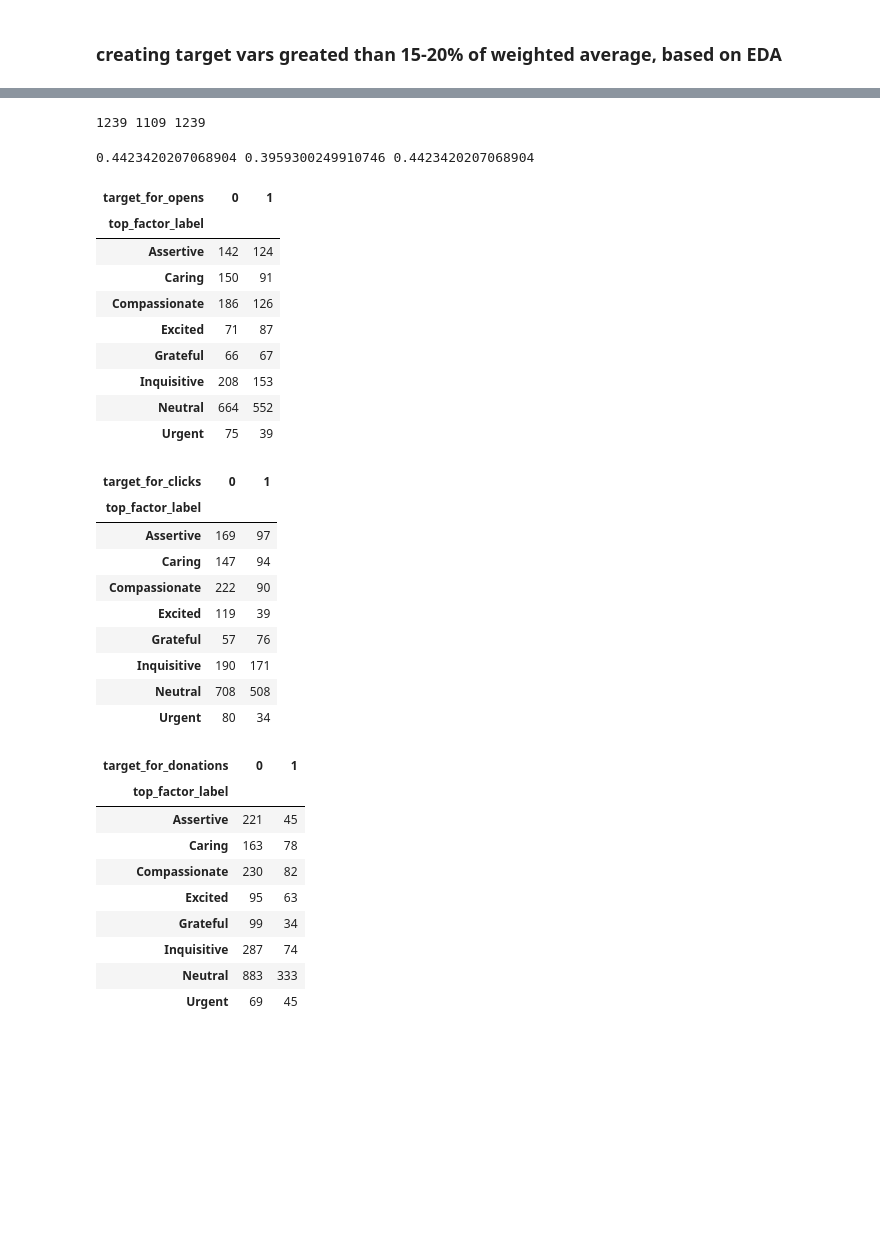
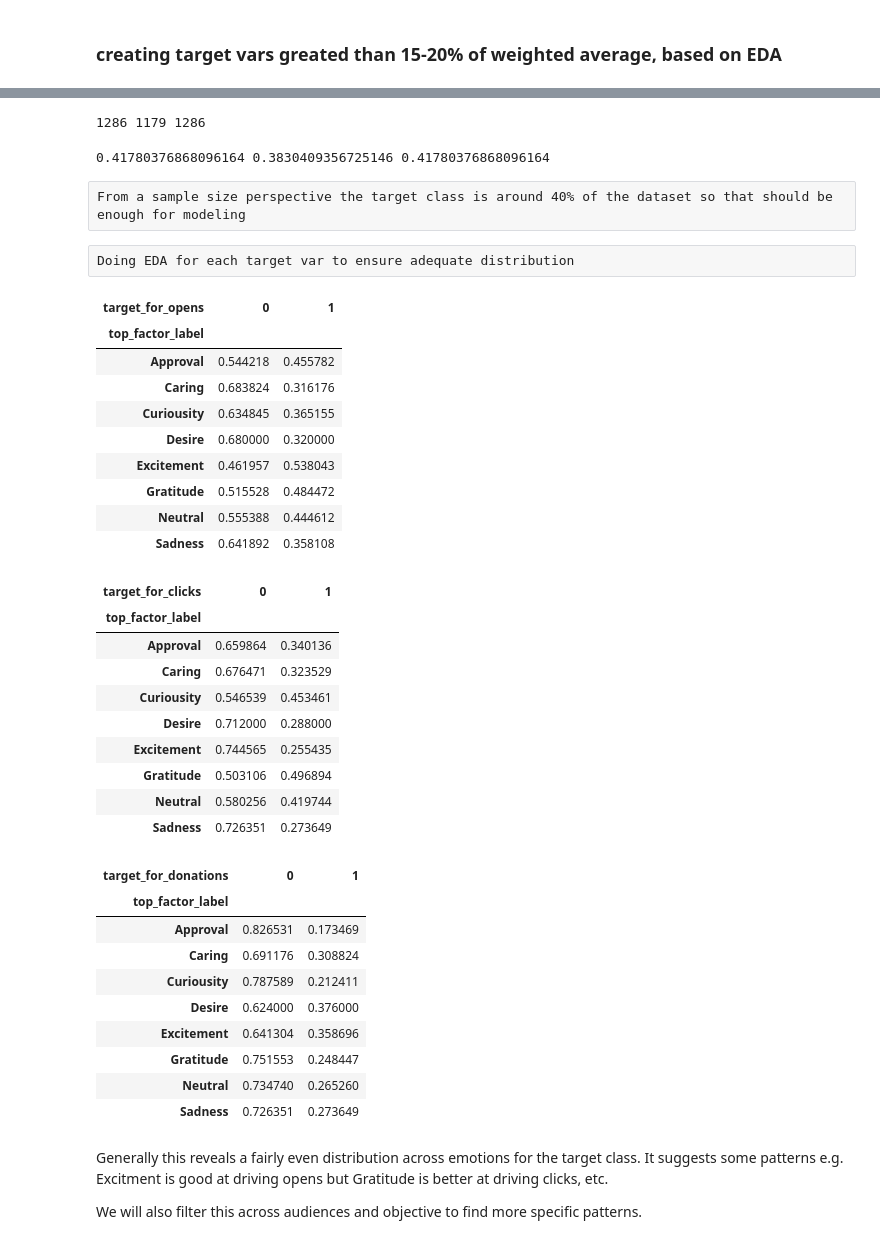
Before and after one commit to aliss77777/subject-line-tonality, a Jupyter notebook: 4_modeling pipeline for prescriptive optimization.ipynb, the cells around one changed output, grey strips where cells are left out. Drawn from its saved outputs; the diff is of its cells as text; code cells hidden in the pictures; blank space fills up the shorter version.

```diff
--- a/4_modeling pipeline for prescriptive optimization.ipynb
+++ b/4_modeling pipeline for prescriptive optimization.ipynb
@@ -35,4 +14,4 @@ import numpy as np
 
 np.random.seed(67)
 # %%
-data = pd.read_csv('MSF_full_data_with_topics_and_factors - data_with_topics_and_factors.csv')
+data = pd.read_csv('sample data files/input_for_step_3b.csv')
@@ -60,4 +17,0 @@ calculated % columns came in as strings so i'm re-calculating
-# %%
-data.Open_Rate_nw = data.unique_opens / data.emails_sent
-data.Click_Rate_nw = data.unique_clicks / data.emails_sent
-data.Donation_Rate_nw = data.gifts / data.emails_sent
@@ -141,52 +123,60 @@ weighted_donation_rate
 # %%
-data['target_for_opens'] = np.where(data.Open_Rate_nw > (weighted_open_rate * 1.15),1,0)
-data['target_for_clicks'] = np.where(data.Click_Rate_nw > (weighted_click_rate * 1.2),1,0)
-data['target_for_donations'] = np.where(data.Donation_Rate_nw > (weighted_donation_rate * 1.15),1,0)
+data['target_for_opens'] = np.where(data.Open_Rate_nw > (weighted_open_rate * 1.25),1,0)
+data['target_for_clicks'] = np.where(data.Click_Rate_nw > (weighted_click_rate * 1.25),1,0)
+data['target_for_donations'] = np.where(data.Donation_Rate_nw > (weighted_donation_rate * 1.25),1,0)
 # %%
 print(data.target_for_opens.sum(), data.target_for_clicks.sum(), data.target_for_opens.sum())
 # %% [output]
-1239 1109 1239
+1286 1179 1286
 # %%
 print(data.target_for_opens.sum()/len(data), data.target_for_clicks.sum()/len(data), data.target_for_opens.sum()/len(data))
 # %% [output]
-0.4423420207068904 0.3959300249910746 0.4423420207068904
+0.41780376868096164 0.3830409356725146 0.41780376868096164
+# %% [raw]
+From a sample size perspective the target class is around 40% of the dataset so that should be enough for modeling
+# %% [raw]
+Doing EDA for each target var to ensure adequate distribution
 # %%
-pd.crosstab(data.top_factor_label, data.target_for_opens)
+pd.crosstab(data.top_factor_label, data.target_for_opens, normalize='index')
 # %% [output]
 | target_for_opens | 0 | 1 |
 | top_factor_label |  |  |
-| Assertive | 142 | 124 |
-| Caring | 150 | 91 |
-| Compassionate | 186 | 126 |
-| Excited | 71 | 87 |
-| Grateful | 66 | 67 |
-| Inquisitive | 208 | 153 |
-| Neutral | 664 | 552 |
-| Urgent | 75 | 39 |
+| Approval | 0.544218 | 0.455782 |
+| Caring | 0.683824 | 0.316176 |
+| Curiousity | 0.634845 | 0.365155 |
+| Desire | 0.680000 | 0.320000 |
+| Excitement | 0.461957 | 0.538043 |
+| Gratitude | 0.515528 | 0.484472 |
+| Neutral | 0.555388 | 0.444612 |
+| Sadness | 0.641892 | 0.358108 |
 # %%
-pd.crosstab(data.top_factor_label, data.target_for_clicks)
+pd.crosstab(data.top_factor_label, data.target_for_clicks, normalize='index')
 # %% [output]
 | target_for_clicks | 0 | 1 |
 | top_factor_label |  |  |
-| Assertive | 169 | 97 |
-| Caring | 147 | 94 |
-| Compassionate | 222 | 90 |
-| Excited | 119 | 39 |
-| Grateful | 57 | 76 |
-| Inquisitive | 190 | 171 |
-| Neutral | 708 | 508 |
-| Urgent | 80 | 34 |
+| Approval | 0.659864 | 0.340136 |
+| Caring | 0.676471 | 0.323529 |
+| Curiousity | 0.546539 | 0.453461 |
+| Desire | 0.712000 | 0.288000 |
+| Excitement | 0.744565 | 0.255435 |
+| Gratitude | 0.503106 | 0.496894 |
+| Neutral | 0.580256 | 0.419744 |
+| Sadness | 0.726351 | 0.273649 |
 # %%
-pd.crosstab(data.top_factor_label, data.target_for_donations)
+pd.crosstab(data.top_factor_label, data.target_for_donations, normalize='index')
 # %% [output]
 | target_for_donations | 0 | 1 |
 | top_factor_label |  |  |
-| Assertive | 221 | 45 |
-| Caring | 163 | 78 |
-| Compassionate | 230 | 82 |
-| Excited | 95 | 63 |
-| Grateful | 99 | 34 |
-| Inquisitive | 287 | 74 |
-| Neutral | 883 | 333 |
-| Urgent | 69 | 45 |
+| Approval | 0.826531 | 0.173469 |
+| Caring | 0.691176 | 0.308824 |
+| Curiousity | 0.787589 | 0.212411 |
+| Desire | 0.624000 | 0.376000 |
+| Excitement | 0.641304 | 0.358696 |
+| Gratitude | 0.751553 | 0.248447 |
+| Neutral | 0.734740 | 0.265260 |
+| Sadness | 0.726351 | 0.273649 |
+# %% [markdown]
+Generally this reveals a fairly even distribution across emotions for the target class. It suggests some patterns e.g. Excitment is good at driving opens but Gratitude is better at driving clicks, etc.
+
+We will also filter this across audiences and objective to find more specific patterns.
 # %% [markdown]
```
Also changed, not shown: parts of 76 cells of this notebook, 4 other files.
